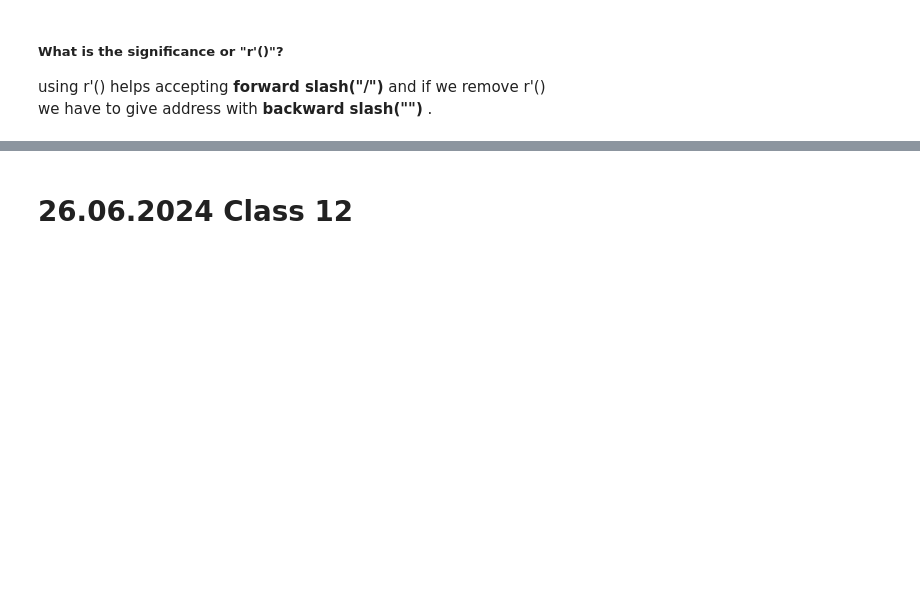
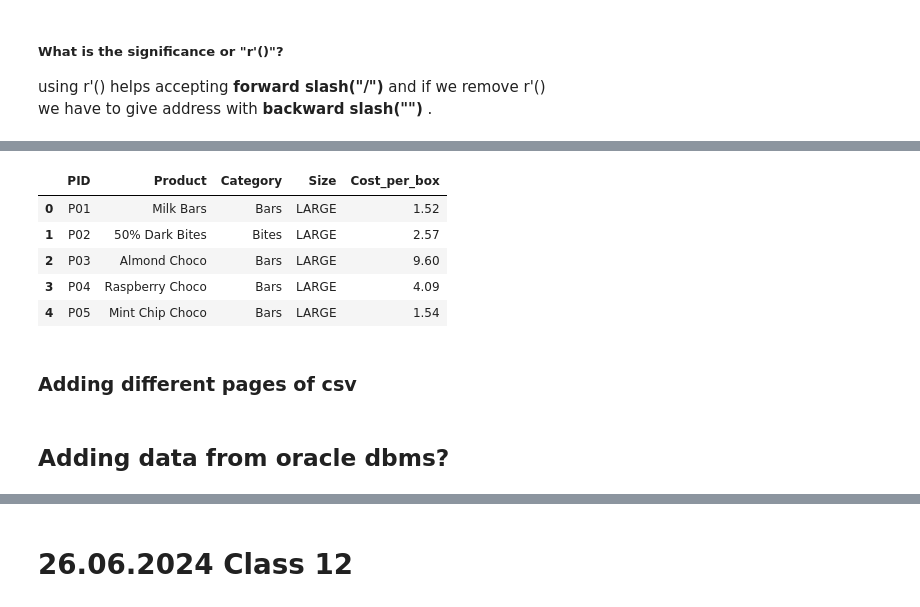
Before and after one commit to albertodavincishekhawat/DSpython, a Jupyter notebook: 2. Pandas.ipynb, the cells around one changed output, grey strips where cells are left out. Drawn from its saved outputs; the diff is of its cells as text; code cells hidden in the pictures; blank space fills up the shorter version.

```diff
--- a/2. Pandas.ipynb
+++ b/2. Pandas.ipynb
@@ -272,3 +270,15 @@ df5.head(2)
 |  | Row ID | Order ID | Order Date | Ship Date | Ship Mode | Customer ID | Customer Name | Segment | City | ... |
 | 0 | 1 | CA-2017-152156 | 2017-11-08 | 2017-11-11 | Second Class | CG-12520 | Claire Gute | Consumer | Henderson | ... |
 | 1 | 2 | CA-2017-152156 | 2017-11-08 | 2017-11-11 | Second Class | CG-12520 | Claire Gute | Consumer | Henderson | ... |
+# %%
+employees = pd.read_csv("Images/employee atrition.csv")
+employees.head(1)
+# %% [output]
+|  | PID | Product | Category | Size | Cost_per_box |
+| 0 | P01 | Milk Bars | Bars | LARGE | 1.52 |
+| 1 | P02 | 50% Dark Bites | Bites | LARGE | 2.57 |
+| 2 | P03 | Almond Choco | Bars | LARGE | 9.60 |
+| 3 | P04 | Raspberry Choco | Bars | LARGE | 4.09 |
+| 4 | P05 | Mint Chip Choco | Bars | LARGE | 1.54 |
+# %% [markdown]
+### Adding different pages of csv
@@ -274,0 +294,2 @@ df5.head(2)
+# %% [markdown]
+## Adding data from oracle dbms?
```
Also changed, not shown: parts of 19 cells of this notebook, 2 other files.
